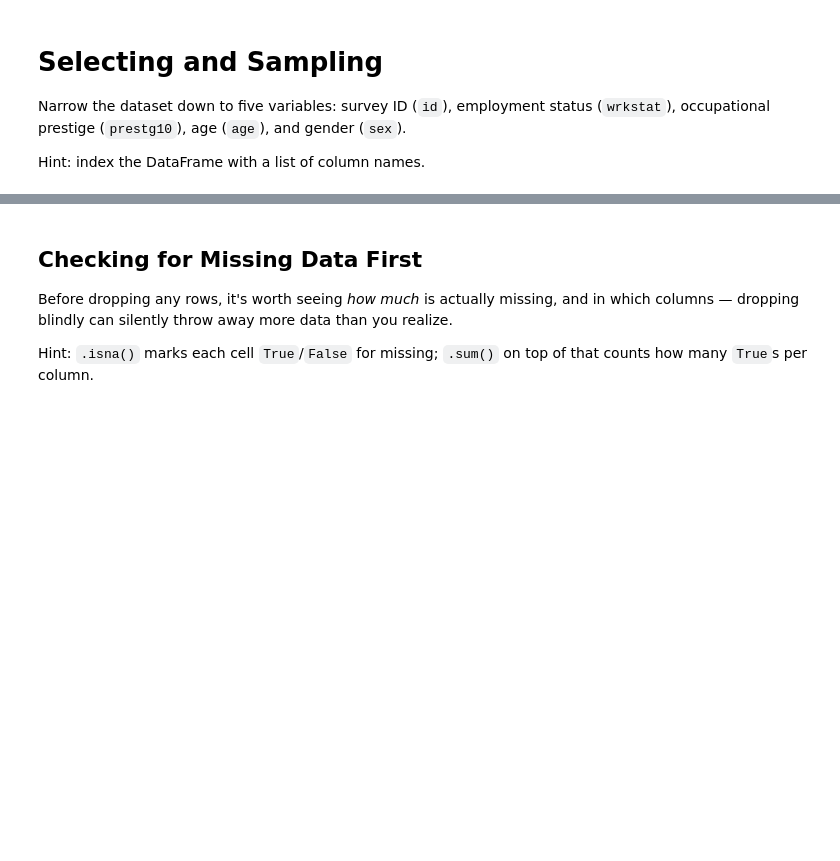
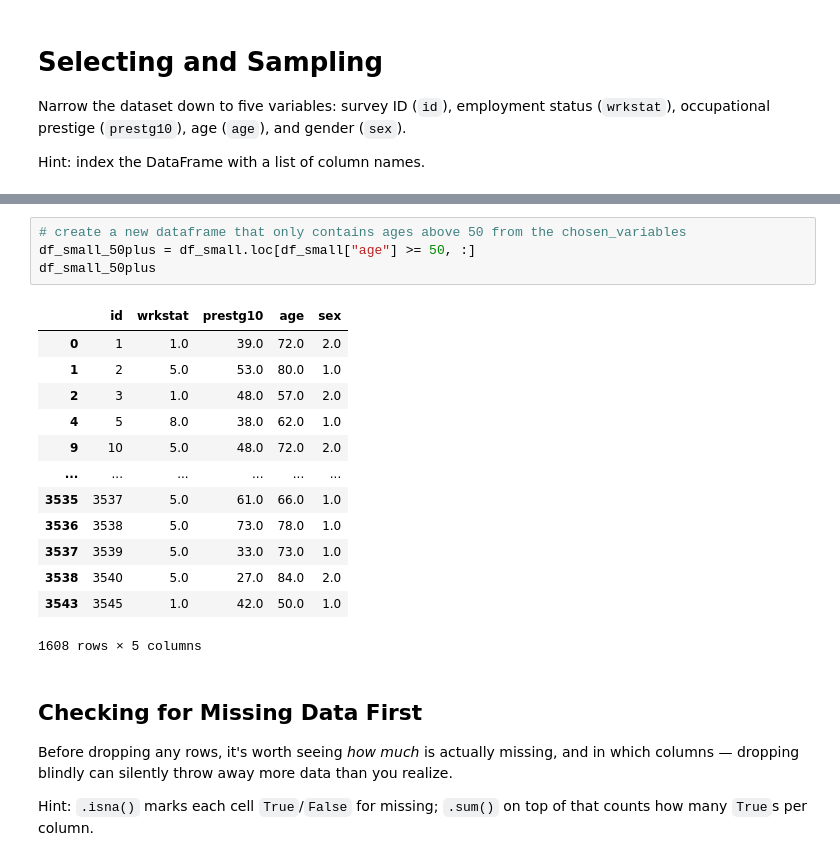
Before and after one commit to xiangyum/hs4002labs_2026, a Jupyter notebook: week2/week2_notebook_student.ipynb, the cells around one changed output, grey strips where cells are left out. Drawn from its saved outputs; the diff is of its cells as text; blank space fills up the shorter version.

```diff
--- a/week2/week2_notebook_student.ipynb
+++ b/week2/week2_notebook_student.ipynb
@@ -101,3 +180,21 @@ df2 = df[chosen_variables].copy()
+# %%
+# create a new dataframe that only contains ages above 50 from the chosen_variables
+df_small_50plus = df_small.loc[df_small["age"] >= 50, :]
+df_small_50plus
+# %% [output]
+|  | id | wrkstat | prestg10 | age | sex |
+| 0 | 1 | 1.0 | 39.0 | 72.0 | 2.0 |
+| 1 | 2 | 5.0 | 53.0 | 80.0 | 1.0 |
+| 2 | 3 | 1.0 | 48.0 | 57.0 | 2.0 |
+| 4 | 5 | 8.0 | 38.0 | 62.0 | 1.0 |
+| 9 | 10 | 5.0 | 48.0 | 72.0 | 2.0 |
+| ... | ... | ... | ... | ... | ... |
+| 3535 | 3537 | 5.0 | 61.0 | 66.0 | 1.0 |
+| 3536 | 3538 | 5.0 | 73.0 | 78.0 | 1.0 |
+| 3537 | 3539 | 5.0 | 33.0 | 73.0 | 1.0 |
+| 3538 | 3540 | 5.0 | 27.0 | 84.0 | 2.0 |
+| 3543 | 3545 | 1.0 | 42.0 | 50.0 | 1.0 |
+1608 rows × 5 columns
 # %% [markdown]
 ## Checking for Missing Data First
 
```
Also changed, not shown: parts of 24 cells of this notebook.
